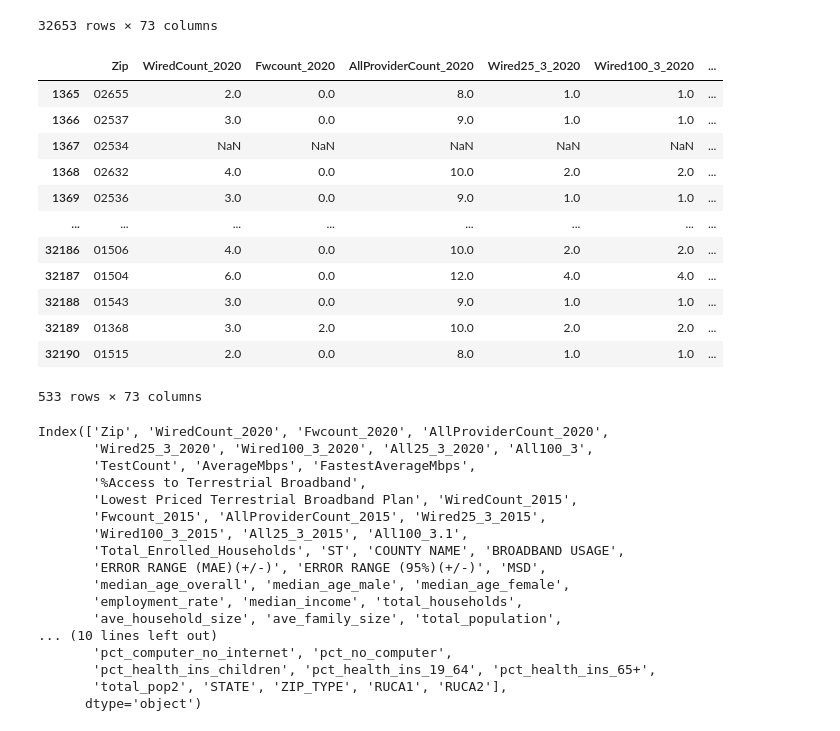
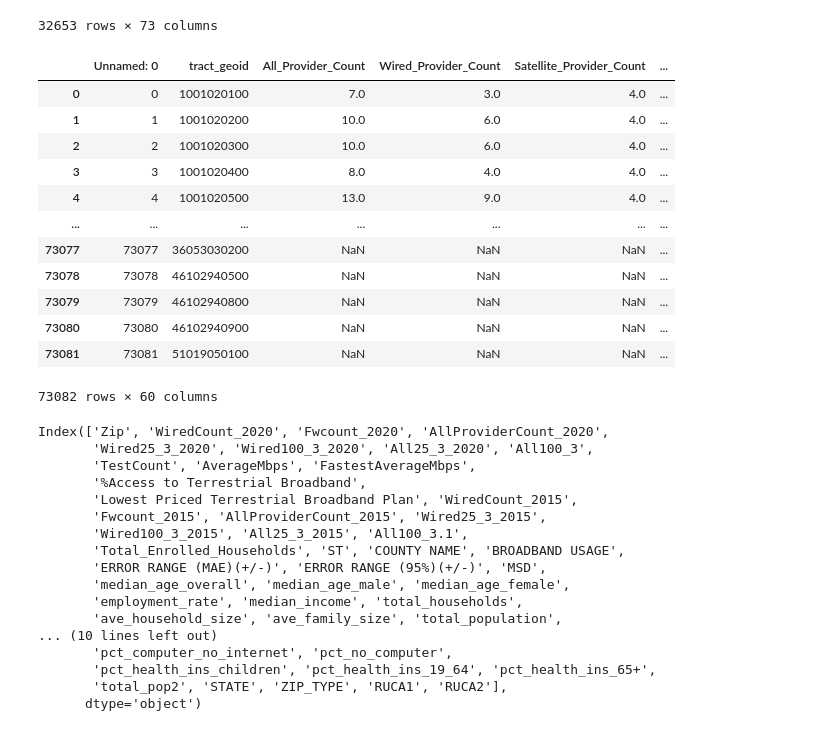
Before and after one commit to jcweaver/broadband-capstone, a Jupyter notebook: notebooks/Joanie_full_EDA.ipynb, the cells around one changed output. Cells and saved outputs as stored; diff of their text form; code cells hidden in the pictures.

```diff
--- a/notebooks/Joanie_full_EDA.ipynb
+++ b/notebooks/Joanie_full_EDA.ipynb
@@ -38,23 +40,23 @@ data
 | 32651 | 57748 | 4.0 | 1.0 | 9.0 | 2.0 | 2.0 | ... |
 | 32652 | 57623 | 4.0 | 0.0 | 8.0 | 3.0 | 2.0 | ... |
 32653 rows × 73 columns
-# %%
-## Zips are missing zeroes so we will need to add them back at some point
-data[data.ST=="MA"]
-# %% [output]
-|  | Zip | WiredCount_2020 | Fwcount_2020 | AllProviderCount_2020 | Wired25_3_2020 | Wired100_3_2020 | ... |
-| 1365 | 02655 | 2.0 | 0.0 | 8.0 | 1.0 | 1.0 | ... |
-| 1366 | 02537 | 3.0 | 0.0 | 9.0 | 1.0 | 1.0 | ... |
-| 1367 | 02534 | NaN | NaN | NaN | NaN | NaN | ... |
-| 1368 | 02632 | 4.0 | 0.0 | 10.0 | 2.0 | 2.0 | ... |
-| 1369 | 02536 | 3.0 | 0.0 | 9.0 | 1.0 | 1.0 | ... |
-| ... | ... | ... | ... | ... | ... | ... | ... |
-| 32186 | 01506 | 4.0 | 0.0 | 10.0 | 2.0 | 2.0 | ... |
-| 32187 | 01504 | 6.0 | 0.0 | 12.0 | 4.0 | 4.0 | ... |
-| 32188 | 01543 | 3.0 | 0.0 | 9.0 | 1.0 | 1.0 | ... |
-| 32189 | 01368 | 3.0 | 2.0 | 10.0 | 2.0 | 2.0 | ... |
-| 32190 | 01515 | 2.0 | 0.0 | 8.0 | 1.0 | 1.0 | ... |
-533 rows × 73 columns
+# %%
+data = pd.read_csv("../data/fcc_census.csv")
+data
+# %% [output]
+|  | Unnamed: 0 | tract_geoid | All_Provider_Count | Wired_Provider_Count | Satellite_Provider_Count | ... |
+| 0 | 0 | 1001020100 | 7.0 | 3.0 | 4.0 | ... |
+| 1 | 1 | 1001020200 | 10.0 | 6.0 | 4.0 | ... |
+| 2 | 2 | 1001020300 | 10.0 | 6.0 | 4.0 | ... |
+| 3 | 3 | 1001020400 | 8.0 | 4.0 | 4.0 | ... |
+| 4 | 4 | 1001020500 | 13.0 | 9.0 | 4.0 | ... |
+| ... | ... | ... | ... | ... | ... | ... |
+| 73077 | 73077 | 36053030200 | NaN | NaN | NaN | ... |
+| 73078 | 73078 | 46102940500 | NaN | NaN | NaN | ... |
+| 73079 | 73079 | 46102940800 | NaN | NaN | NaN | ... |
+| 73080 | 73080 | 46102940900 | NaN | NaN | NaN | ... |
+| 73081 | 73081 | 51019050100 | NaN | NaN | NaN | ... |
+73082 rows × 60 columns
 # %%
 data.columns
 # %% [output]
```
Also changed, not shown: parts of 11 cells of this notebook, 4 other files.
